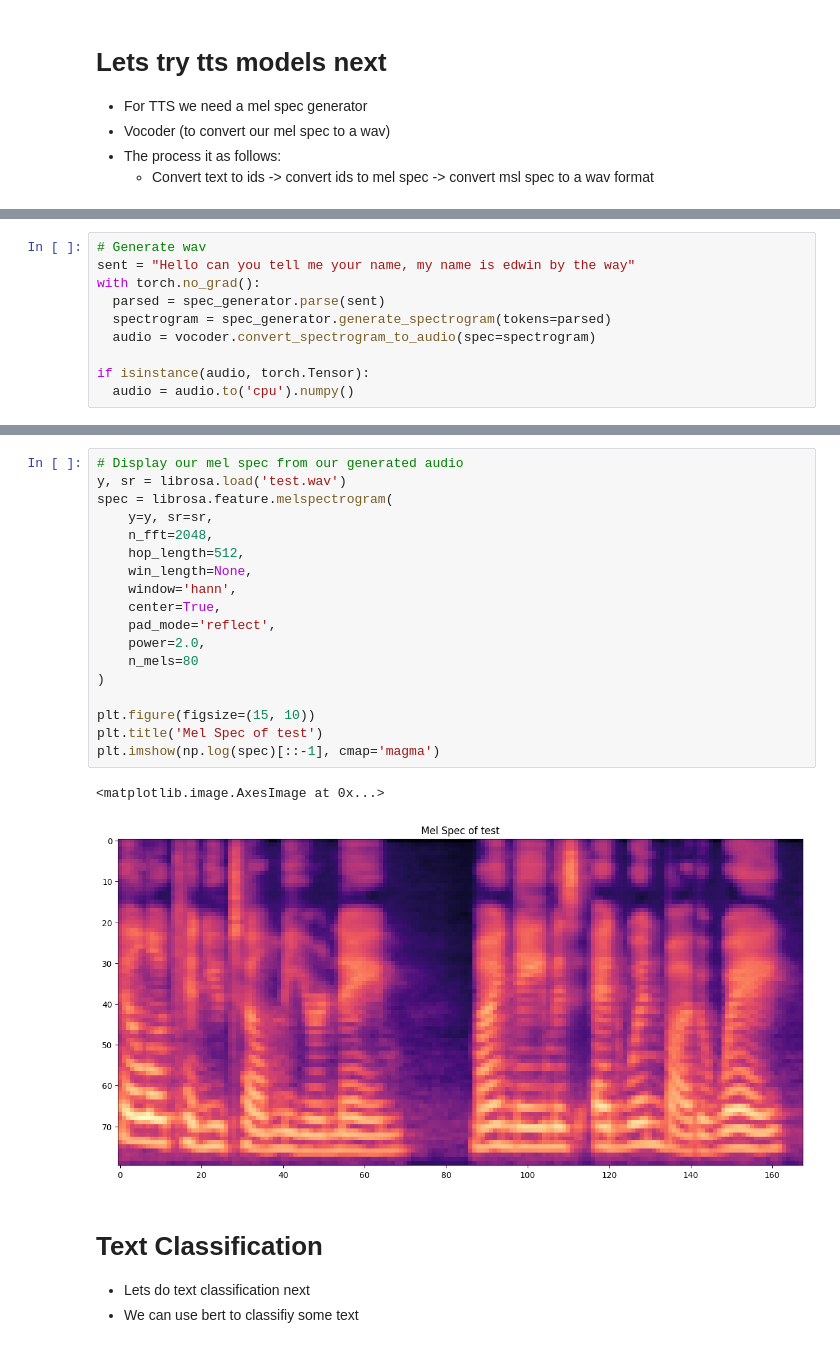
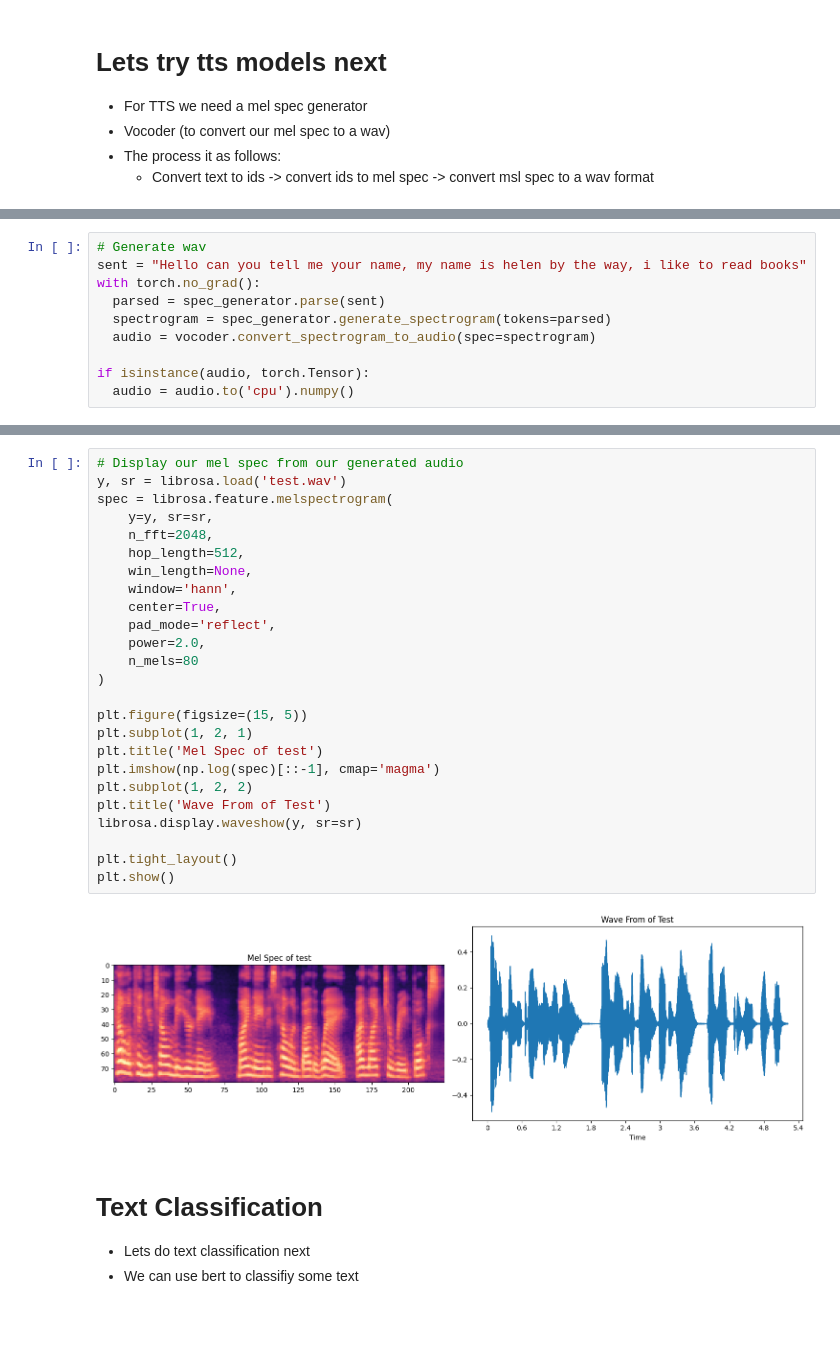
Before and after one commit to edwin-19/nemo_example, a Jupyter notebook: Nemo_Demo.ipynb, the cells around one changed output, grey strips where cells are left out. Drawn from its saved outputs; the diff is of its cells as text; blank space fills up the shorter version.

```diff
--- a/Nemo_Demo.ipynb
+++ b/Nemo_Demo.ipynb
@@ -164,6 +228,6 @@ spec_generator = Tacotron2Model.from_pretrained("tts_en_tacotron2")
 # %%
 # Generate wav
-sent = "Hello can you tell me your name, my name is edwin by the way"
+sent = "Hello can you tell me your name, my name is helen by the way, i like to read books"
 with torch.no_grad():
   parsed = spec_generator.parse(sent)
   spectrogram = spec_generator.generate_spectrogram(tokens=parsed)
@@ -182,24 +246,30 @@ Audio(audio, rate=22050)
 # %%
 # Display our mel spec from our generated audio
 y, sr = librosa.load('test.wav')
 spec = librosa.feature.melspectrogram(
     y=y, sr=sr,
     n_fft=2048,
     hop_length=512,
     win_length=None,
     window='hann',
     center=True,
     pad_mode='reflect',
     power=2.0,
     n_mels=80
 )
 
-plt.figure(figsize=(15, 10))
+plt.figure(figsize=(15, 5))
+plt.subplot(1, 2, 1)
 plt.title('Mel Spec of test')
 plt.imshow(np.log(spec)[::-1], cmap='magma')
+plt.subplot(1, 2, 2)
+plt.title('Wave From of Test')
+librosa.display.waveshow(y, sr=sr)
+
+plt.tight_layout()
+plt.show()
 # %% [output]
-<matplotlib.image.AxesImage at 0x...>
-[figure, old version]
+[figure, new version]
 # %% [markdown]
 # Text Classification
 - Lets do text classification next
```
Also changed, not shown: parts of 18 cells of this notebook.
